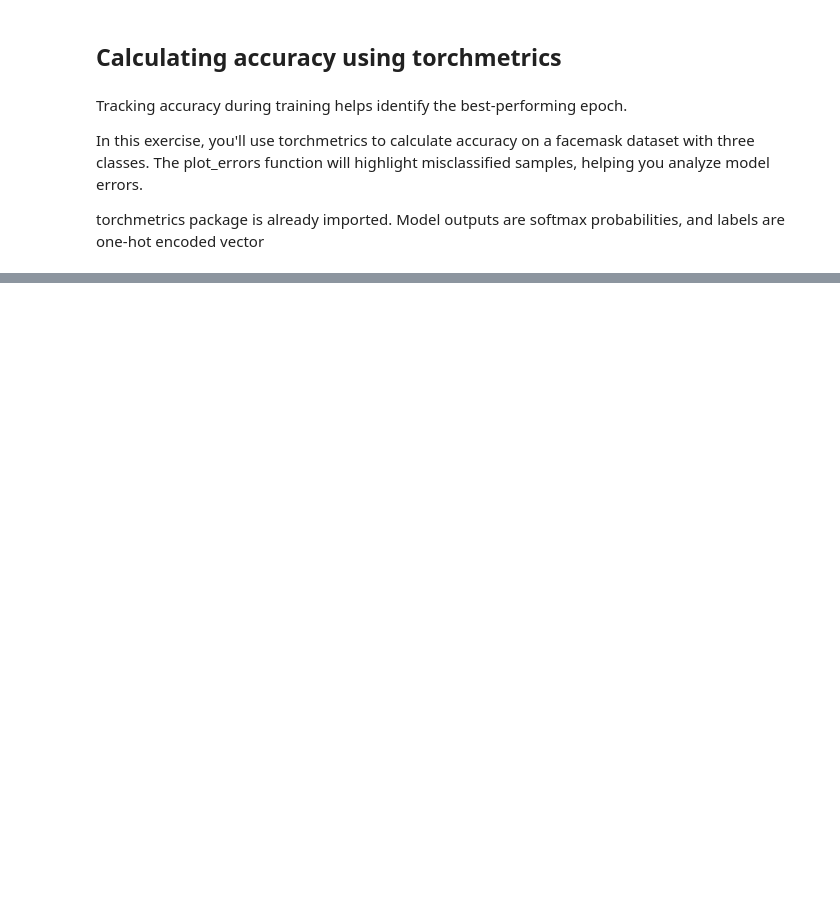
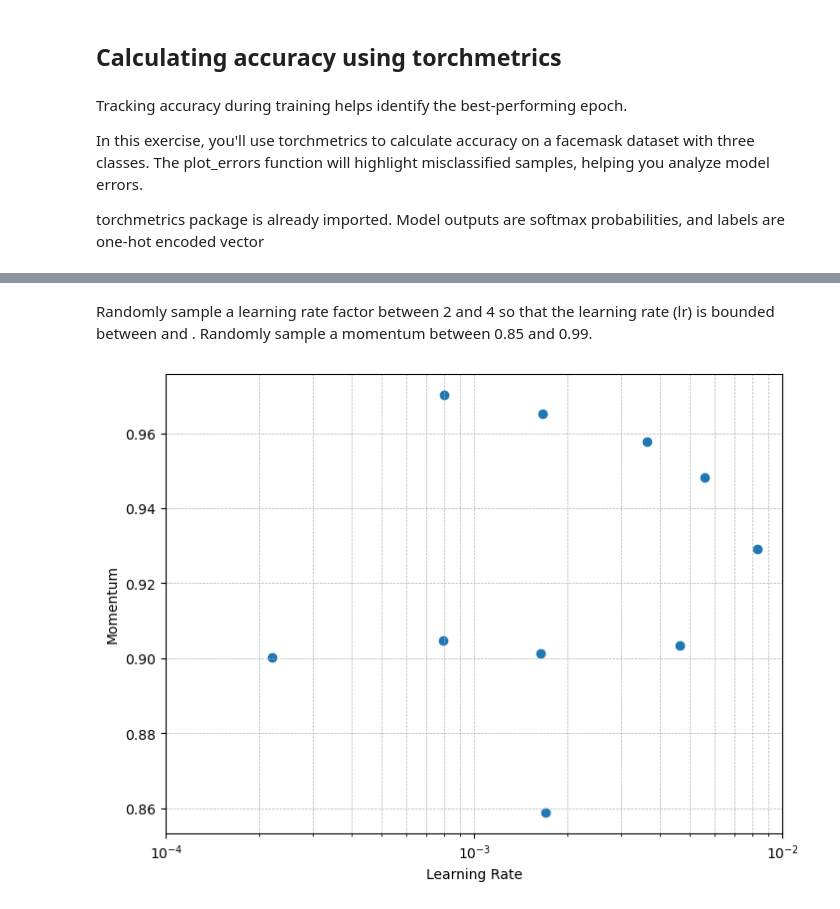
Before and after one commit to mauriciocramos/datacamp, a Jupyter notebook: skill-track-deep-learning-pytorch/1-Introduction to Deep Learning with PyTorch/Introduction to deep learning with PyTorch.ipynb, the cells around one changed output, grey strips where cells are left out. Cells and saved outputs as stored; diff of their text form; code cells hidden in the pictures; blank space fills up the shorter version.

```diff
--- a/skill-track-deep-learning-pytorch/1-Introduction to Deep Learning with PyTorch/Introduction to deep learning with PyTorch.ipynb
+++ b/skill-track-deep-learning-pytorch/1-Introduction to Deep Learning with PyTorch/Introduction to deep learning with PyTorch.ipynb
@@ -744,0 +794,34 @@ Accuracy on all data: 0.3661971688270569
+# %%
+def plot_hyperparameter_search(values):
+    lrs, momentums = zip(*values)
+
+    plt.figure(figsize=(8, 6))
+    plt.scatter(lrs, momentums)
+    plt.xscale("log")  # Use log scale for learning rate
+    plt.xlabel("Learning Rate")
+    plt.ylabel("Momentum")
+    # plt.title("Randomly Sampled Learning Rates and Momentum")
+    plt.grid(True, which="both", linestyle="--", linewidth=0.5)
+
+    # Set specific tick marks on the x-axis
+    plt.xticks([10**-2, 10**-3, 10**-4],
+               [r'$10^{-2}$', r'$10^{-3}$', r'$10^{-4}$'])
+
+    plt.show()
+# %% [markdown]
+Randomly sample a learning rate factor between 2 and 4 so that the learning rate (lr) is bounded between and
+.
+Randomly sample a momentum between 0.85 and 0.99.
+# %%
+values = []
+for idx in range(10):
+    # Randomly sample a learning rate factor between 2 and 4
+    factor = np.random.uniform(2,4)
+    lr = 10 ** -factor
+    # Randomly select a momentum between 0.85 and 0.99
+    momentum = np.random.uniform(0.85, 0.99)
+    values.append((lr, momentum))
+
+plot_hyperparameter_search(values)
+# %% [output]
+[figure, added]
```
Also changed, not shown: parts of 17 cells of this notebook.
